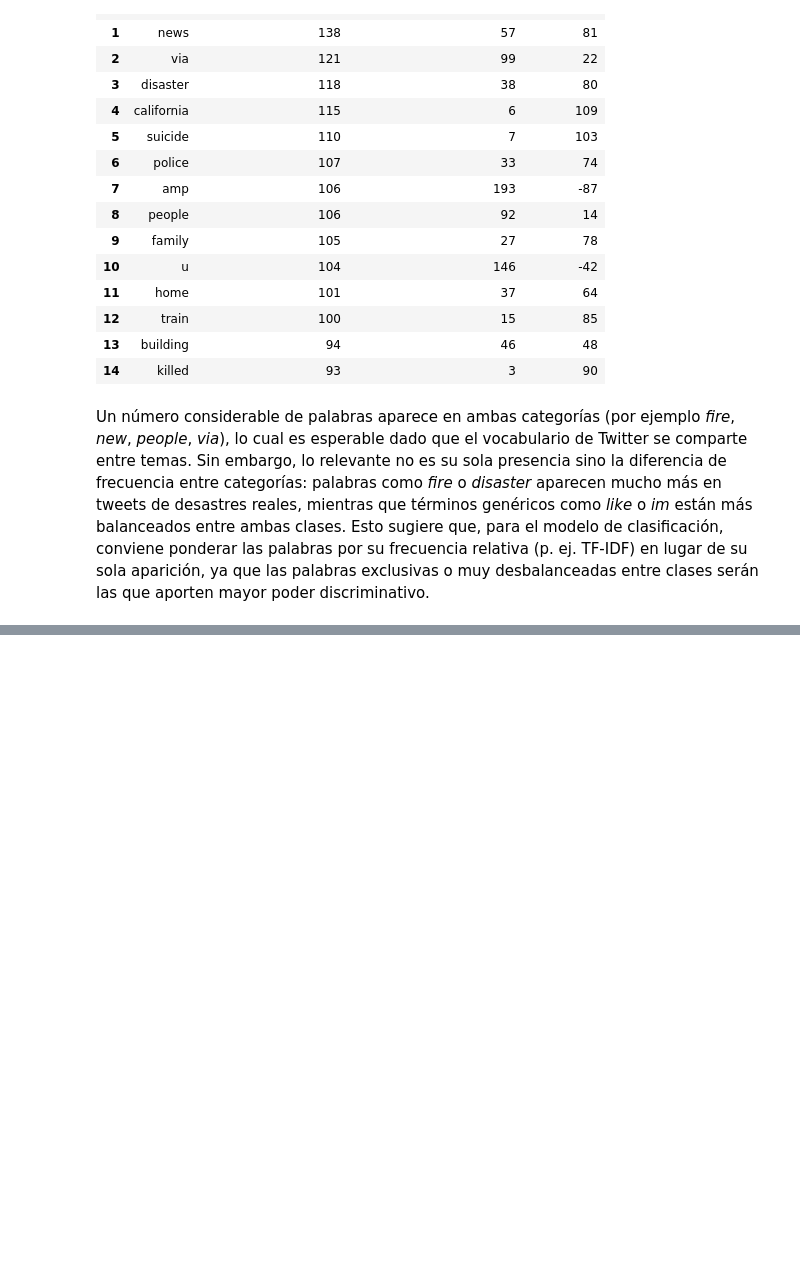
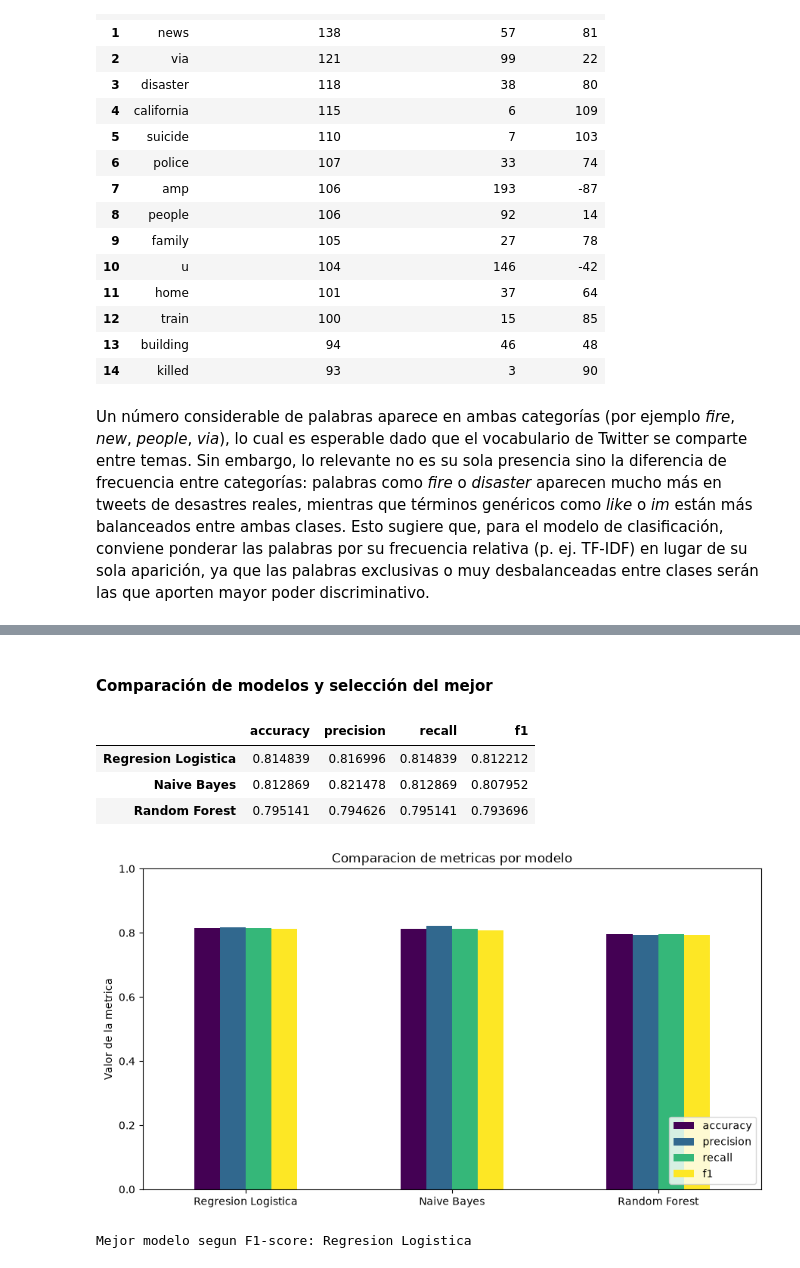
Before and after one commit to CindyGualim/Lab05-DataScience, a Jupyter notebook: Laboratorio_5_Mineria_Textos-checkpoint.ipynb, the cells around one changed output, grey strips where cells are left out. Saved outputs shown, nothing was run; the diff lists cells and outputs as text; code cells hidden in the pictures; blank space fills up the shorter version.

```diff
--- a/Laboratorio_5_Mineria_Textos-checkpoint.ipynb
+++ b/Laboratorio_5_Mineria_Textos-checkpoint.ipynb
@@ -602,0 +834,27 @@ Un número considerable de palabras aparece en ambas categorías (por ejemplo *f
+# %% [markdown]
+#### Comparación de modelos y selección del mejor
+# %%
+comparacion_modelos = pd.DataFrame(resultados_modelos).T[['accuracy', 'precision', 'recall', 'f1']]
+comparacion_modelos = comparacion_modelos.sort_values('f1', ascending=False)
+display(comparacion_modelos)
+
+comparacion_modelos[['accuracy', 'precision', 'recall', 'f1']].plot(
+    kind='bar', figsize=(9, 5), colormap='viridis'
+)
+plt.title('Comparacion de metricas por modelo')
+plt.ylabel('Valor de la metrica')
+plt.xticks(rotation=0)
+plt.ylim(0, 1)
+plt.legend(loc='lower right')
+plt.tight_layout()
+plt.show()
+
+mejor_modelo_nombre = comparacion_modelos['f1'].idxmax()
+print(f"Mejor modelo segun F1-score: {mejor_modelo_nombre}")
+# %% [output]
+|  | accuracy | precision | recall | f1 |
+| Regresion Logistica | 0.814839 | 0.816996 | 0.814839 | 0.812212 |
+| Naive Bayes | 0.812869 | 0.821478 | 0.812869 | 0.807952 |
+| Random Forest | 0.795141 | 0.794626 | 0.795141 | 0.793696 |
+[figure, added]
+Mejor modelo segun F1-score: Regresion Logistica
```
Also changed, not shown: parts of 13 cells of this notebook.
